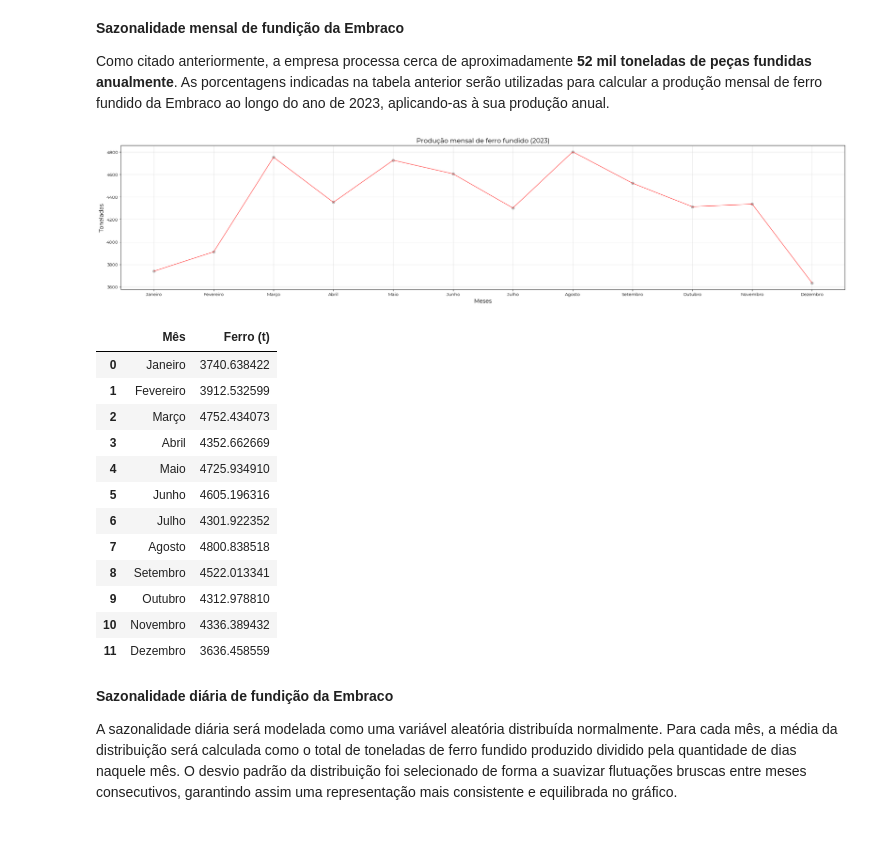
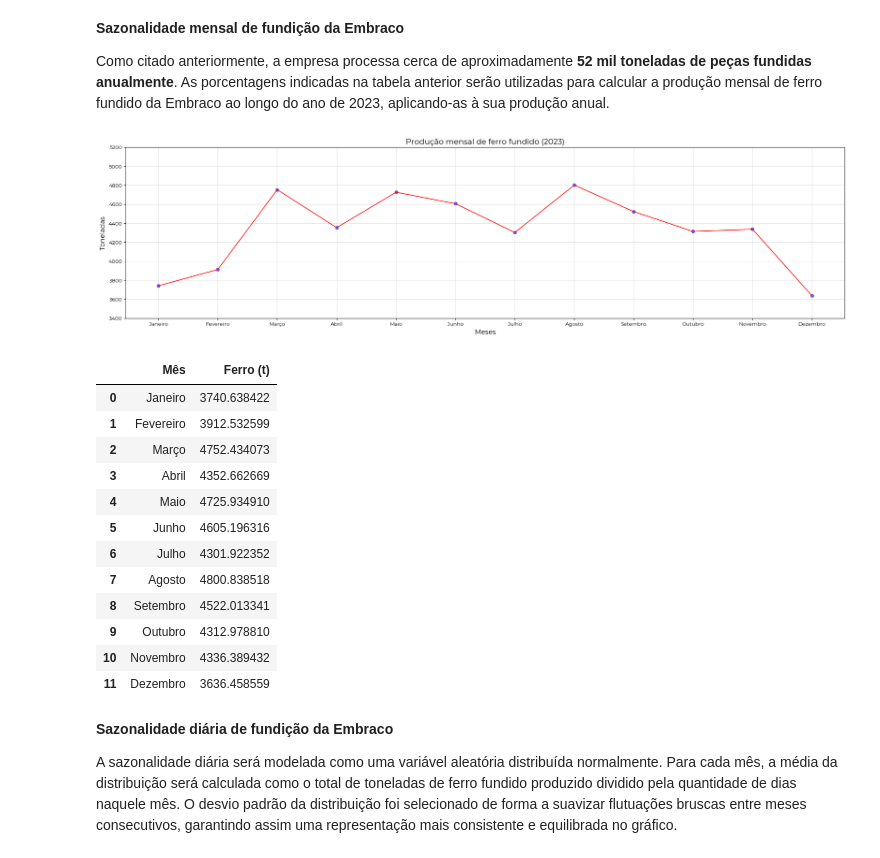
Before and after one commit to lucaborgess/Air-Modelling, a Jupyter notebook: scripts/Atividade01_Inventario.ipynb, the cells around one changed output. Cells and saved outputs as stored; diff of their text form; code cells hidden in the pictures.

```diff
--- a/scripts/Atividade01_Inventario.ipynb
+++ b/scripts/Atividade01_Inventario.ipynb
@@ -58,7 +58,7 @@ translate = {'PM':'Material Particulado','CO': 'Monóxido de Carbono', 'NO3':'Ni
 poluentes = list(emission_factor.columns)
 for i in range(len(poluentes)):
         plt.rc('font',family='Montserrat')
-        plt.figure(figsize=(30,5))
+        plt.figure(figsize=(25,5))
         plt.bar(emission_factor.index,emission_factor[f'{poluentes[i]}'], color='red',alpha=0.8)
         plt.title(translate[list(emission_factor.columns)[i]],fontsize=15)
         plt.xticks(fontsize=12)
@@ -111,24 +111,25 @@ Como citado anteriormente, a empresa processa cerca de aproximadamente **52 mil
 # %%
 annual_production = 52000
 monthly_production = {"Mês": ["Janeiro", "Fevereiro", "Março", "Abril", "Maio", "Junho", "Julho", "Agosto", "Setembro", "Outubro", "Novembro", "Dezembro"],"Ferro (t)": []}
 
 for i in range(len(summary)-1):
     monthly_production['Ferro (t)'].append(annual_production*summary['Ferro (%)'][i]/100)
 
 monthly_production = pandas.DataFrame(monthly_production)
 
 #Plotagem do gráfico
-plt.figure(figsize=(30,6))
-plt.plot(monthly_production.Mês,monthly_production['Ferro (t)'],color='red',alpha=0.9,linewidth=0.9)
-plt.scatter(monthly_production.Mês,monthly_production['Ferro (t)'],color='gray',alpha=0.5, label='Dados hipotéticos')
+plt.figure(figsize=(25,6))
+plt.plot(monthly_production.Mês,monthly_production['Ferro (t)'],color='red',alpha=0.9,linewidth=1.5)
+plt.scatter(monthly_production.Mês,monthly_production['Ferro (t)'],color='blue',alpha=0.6, label='Dados hipotéticos')
 plt.title('Produção mensal de ferro fundido (2023)', fontsize=15)
 plt.xlabel('Meses', fontsize=13)
 plt.ylabel('Toneladas', fontsize=13)
 plt.grid(alpha=0.4)
+plt.ylim(bottom=3400,top=5200)
 plt.show()
 monthly_production
 # %% [output]
-[figure, old version]
+[figure, new version]
 |  | Mês | Ferro (t) |
 | 0 | Janeiro | 3740.638422 |
 | 1 | Fevereiro | 3912.532599 |
```
Also changed, not shown: parts of 5 cells of this notebook.
